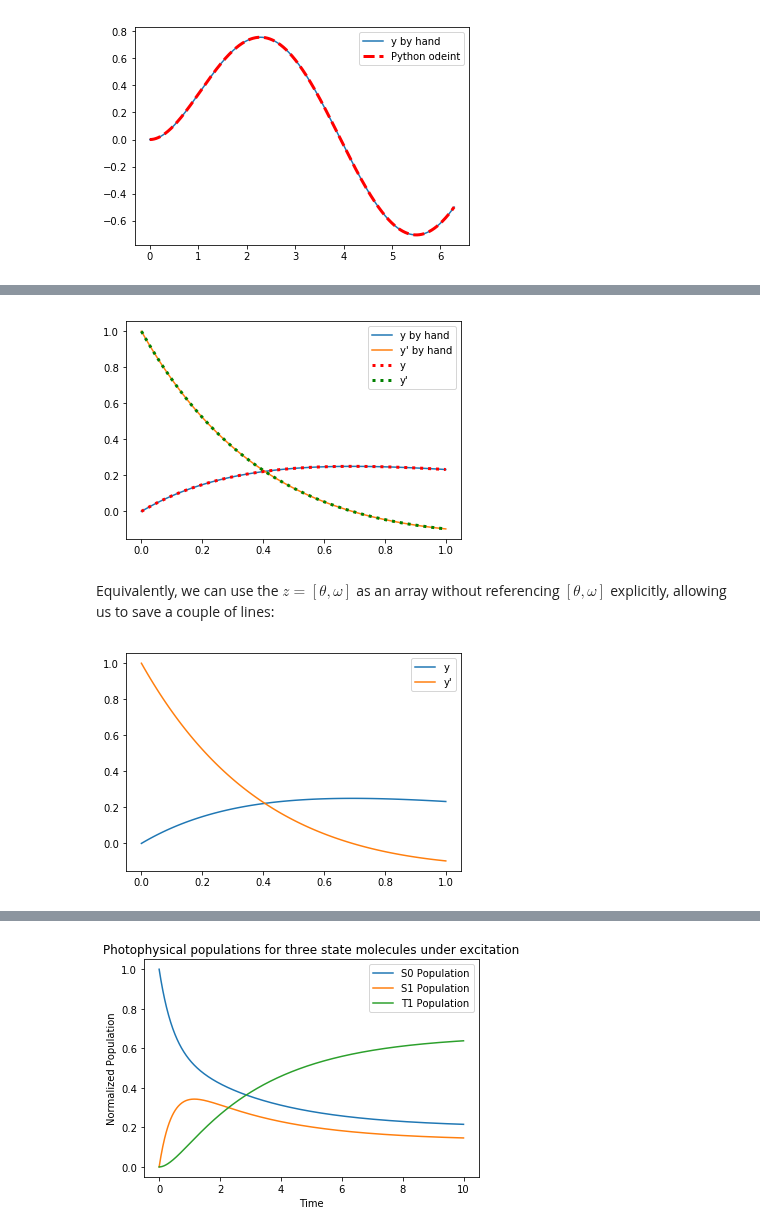
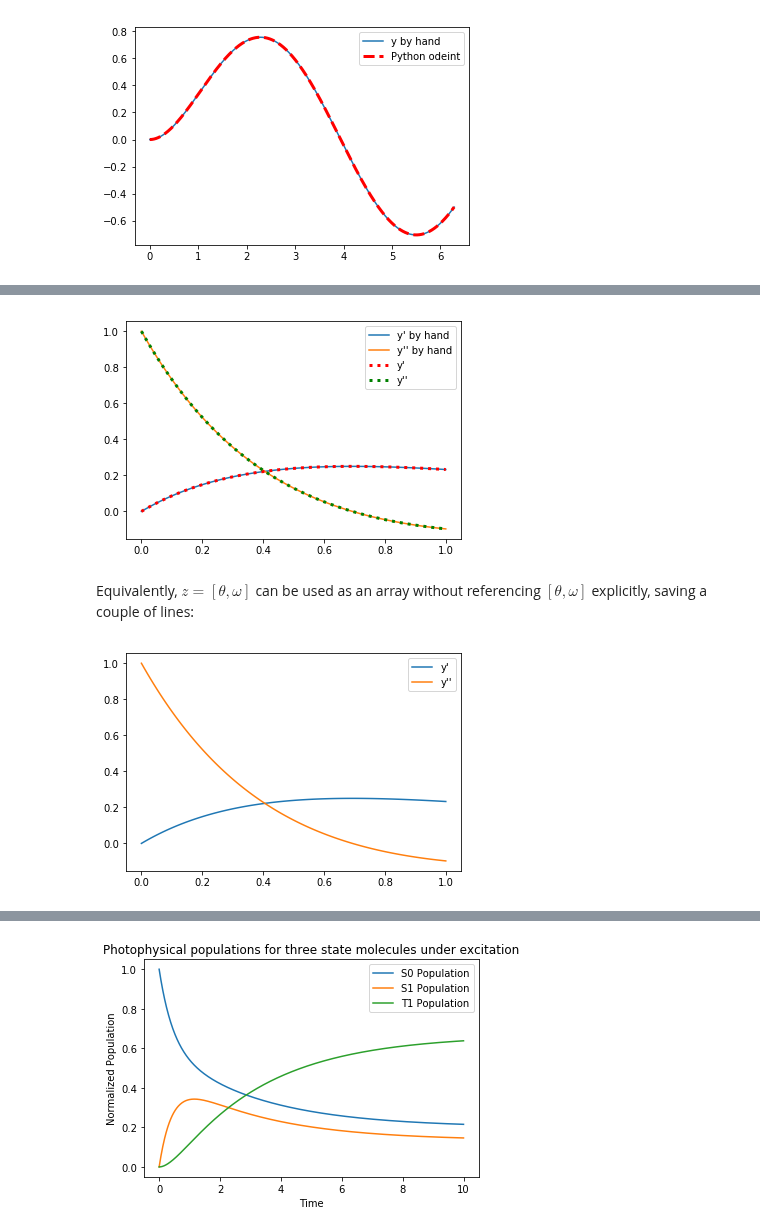
Before and after one commit to blakeflei/IntroScientificPythonWithJupyter, a Jupyter notebook: 09 - Ordinary Differential Equation (ODE) Examples.ipynb, the cells around one changed output, grey strips where cells are left out. Saved outputs shown, nothing was run; the diff lists cells and outputs as text; code cells hidden in the pictures.

```diff
--- a/09 - Ordinary Differential Equation (ODE) Examples.ipynb
+++ b/09 - Ordinary Differential Equation (ODE) Examples.ipynb
@@ -135,38 +158,40 @@ $ [\theta, \omega] $
 # %%
 X = np.linspace(0, 1, 100)
 
-def d(z, x):
+def dy2_dx(z, x):
     theta = z[0]
     omega = z[1]
-    f0 = -3*omega - 2*theta  # Define a relation in terms of first order ODEs
-    return (omega, f0)
+    f0 = -3*omega - 2*theta  # Define a relation in terms of first
+                             #    order ODEs
+    return (omega, f0)       # Output omega and the solution
 
-y0 = (0,1) # Initial conditions - we determine what the values would be at y=0 and y'=0
-dy_dxs = odeint(d, y0, X) # Outputs [omega, f0] or [y, y']
+y0 = (0,1) # Initial conditions - we determine what the values would
+           #    be at y=0 and y'=1
+dy_dxs = odeint(dy2_dx, y0, X) # Outputs [omega, f0] or [y', y'']
 
-plt.plot(X, -1*np.exp(-2*X) + np.exp(-X), label="y by hand")
-plt.plot(X, 2*np.exp(-2*X) - np.exp(-X), label="y' by hand")
+plt.plot(X, -1*np.exp(-2*X) + np.exp(-X), label="y' by hand")
+plt.plot(X, 2*np.exp(-2*X) - np.exp(-X), label="y'' by hand")
 
-plt.plot(X, dy_dxs[:, 0], label="y", linestyle="dotted", color='red', linewidth=3)
-plt.plot(X, dy_dxs[:, 1], label="y'", linestyle="dotted", color='green', linewidth=3)
+plt.plot(X, dy_dxs[:, 0], label="y'", linestyle="dotted", color='red', linewidth=3)
+plt.plot(X, dy_dxs[:, 1], label="y''", linestyle="dotted", color='green', linewidth=3)
 plt.legend()
 plt.show()
 # %% [output]
-[figure, old version]
+[figure, new version]
 # %% [markdown]
-Equivalently, we can use the $ z = [\theta, \omega] $   as an array without referencing $ [\theta, \omega] $ explicitly, allowing us to save a couple of lines:
+Equivalently, $ z = [\theta, \omega] $  can be used as an array without referencing $ [\theta, \omega] $ explicitly, saving a couple of lines:
 # %%
-def d(z, x):
+def dy2_dx(z, x):
     return (z[1], -3*z[1] -2*z[0])
 
-dy_dxs = odeint(d, (0,1), X) # Outputs [y, y']
+dy_dxs = odeint(dy2_dx, (0,1), X) # Outputs [y', y'']
 
-plt.plot(X, dy_dxs[:, 0], label="y")
-plt.plot(X, dy_dxs[:, 1], label="y'")
+plt.plot(X, dy_dxs[:, 0], label="y'")
+plt.plot(X, dy_dxs[:, 1], label="y''")
 plt.legend()
 plt.show()
 # %% [output]
-[figure, old version]
+[figure, new version]
 # %% [markdown]
 ## Coupled Ordinary Differential Equations:
 
```
Also changed, not shown: parts of 9 cells of this notebook.
